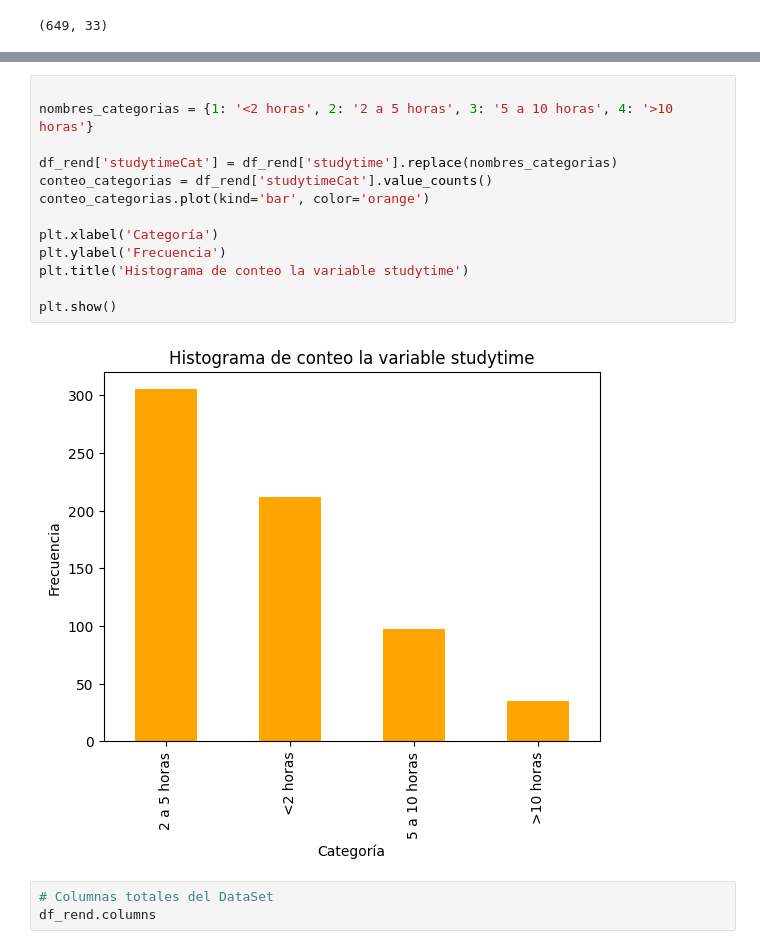
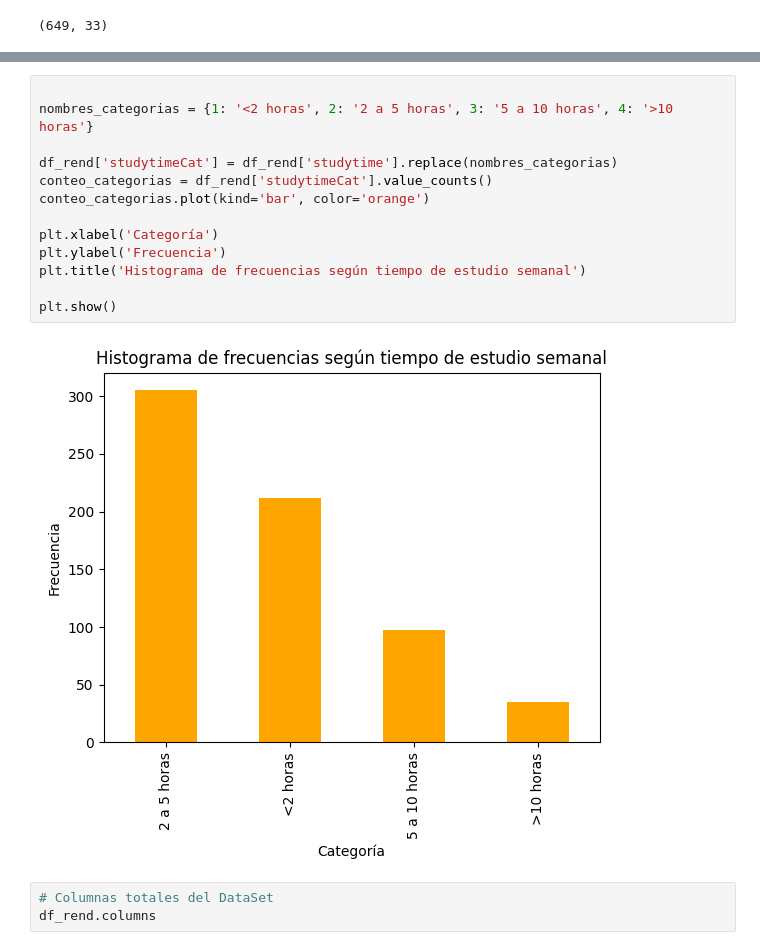
Before and after one commit to VAEH/fundamentos_datos, a Jupyter notebook: Proyecto_Fundamentos.ipynb, the cells around one changed output, grey strips where cells are left out. Saved outputs shown, nothing was run; the diff lists cells and outputs as text.

```diff
--- a/Proyecto_Fundamentos.ipynb
+++ b/Proyecto_Fundamentos.ipynb
@@ -160,18 +163,18 @@ plt.show()
 # %%
 
 nombres_categorias = {1: '<2 horas', 2: '2 a 5 horas', 3: '5 a 10 horas', 4: '>10 horas'}
 
 df_rend['studytimeCat'] = df_rend['studytime'].replace(nombres_categorias)
 conteo_categorias = df_rend['studytimeCat'].value_counts()
 conteo_categorias.plot(kind='bar', color='orange')
 
 plt.xlabel('Categoría')
 plt.ylabel('Frecuencia')
-plt.title('Histograma de conteo la variable studytime')
+plt.title('Histograma de frecuencias según tiempo de estudio semanal')
 
 plt.show()
 # %% [output]
-[figure, old version]
+[figure, new version]
 # %%
 # Columnas totales del DataSet
 df_rend.columns
```
Also changed, not shown: parts of 9 cells of this notebook.
